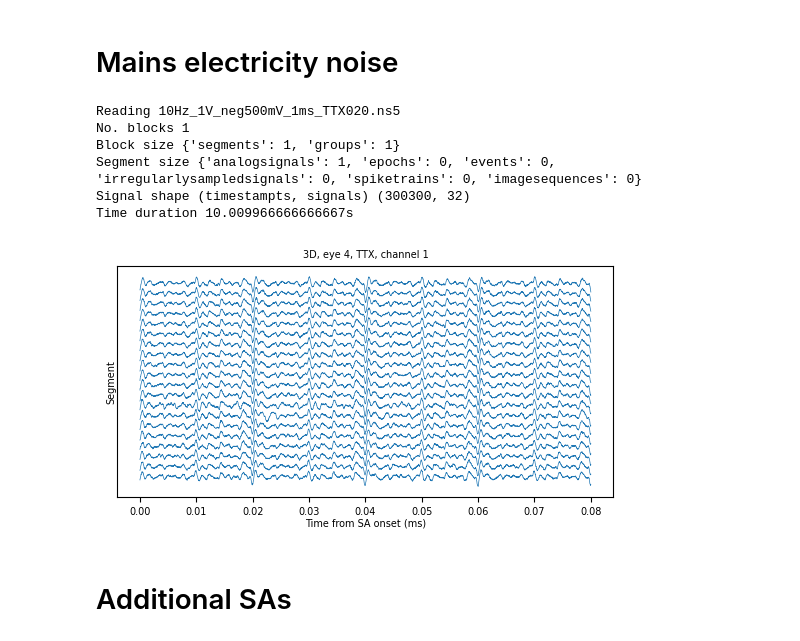
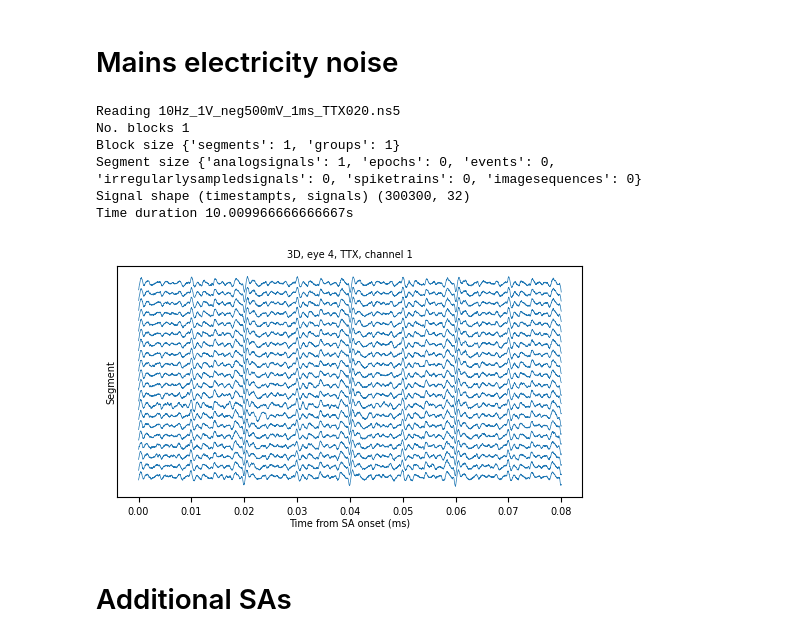
Before and after one commit to Whitesheep18/retinal-ecap-detection, a Jupyter notebook: eda/irregularities.ipynb, the cells around one changed output. Saved outputs shown, nothing was run; the diff lists cells and outputs as text; code cells hidden in the pictures.

```diff
--- a/eda/irregularities.ipynb
+++ b/eda/irregularities.ipynb
@@ -7,34 +7,34 @@ import numpy as np
 # %%
 eye = 4
 design = '3D'
 channel_id = 1
 experiment = 'TTX'
 
 time, data = get_signal_by_type(eye=eye, design=design, experiment=experiment)
 start = 600
 sa_length = 600
 response_length = 2401
 
 plt.figure()
 for i in range(20):
     chunk = data[start+(sa_length + response_length)*i+sa_length:start+(sa_length+response_length)*i+response_length+sa_length, channel_id]
     plt.plot(time[:response_length], chunk+i*700, label=f"Chunk {i}", color='tab:blue', linewidth=0.5)
 
 plt.title(f"{design}, eye {eye}, {experiment}, channel {channel_id}")
 plt.yticks([])
 plt.ylabel("Segment")
 plt.xlabel("Time from SA onset (ms)")
-plt.gcf().set_size_inches(6.4, 3)
+plt.gcf().set_size_inches(6, 3)
 plt.savefig(f"../../figures/ttx_50hz_lineup.pdf", bbox_inches='tight')
 plt.show()
 # %% [output]
 Reading 10Hz_1V_neg500mV_1ms_TTX020.ns5
 No. blocks 1
 Block size {'segments': 1, 'groups': 1}
 Segment size {'analogsignals': 1, 'epochs': 0, 'events': 0, 'irregularlysampledsignals': 0, 'spiketrains': 0, 'imagesequences': 0}
 Signal shape (timestampts, signals) (300300, 32)
 Time duration 10.009966666666667s
-[figure, old version]
+[figure, new version]
 # %% [markdown]
 # Additional SAs
 # %%
```
Also changed, not shown: parts of 4 cells of this notebook.
